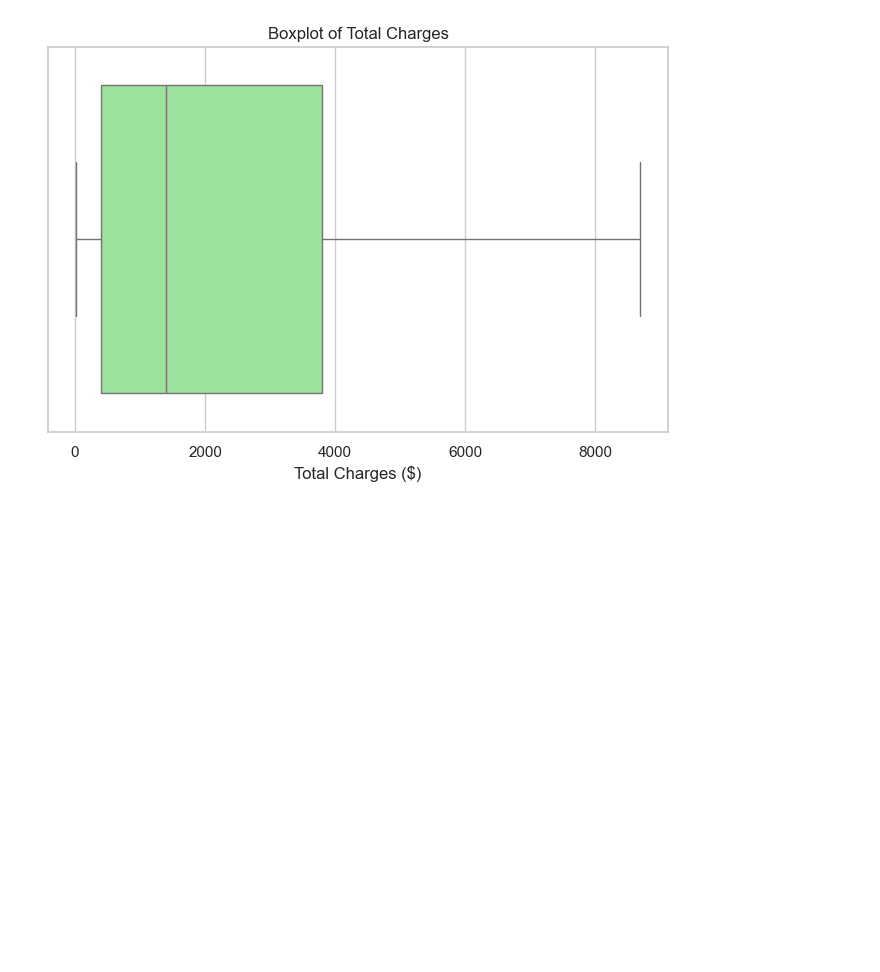
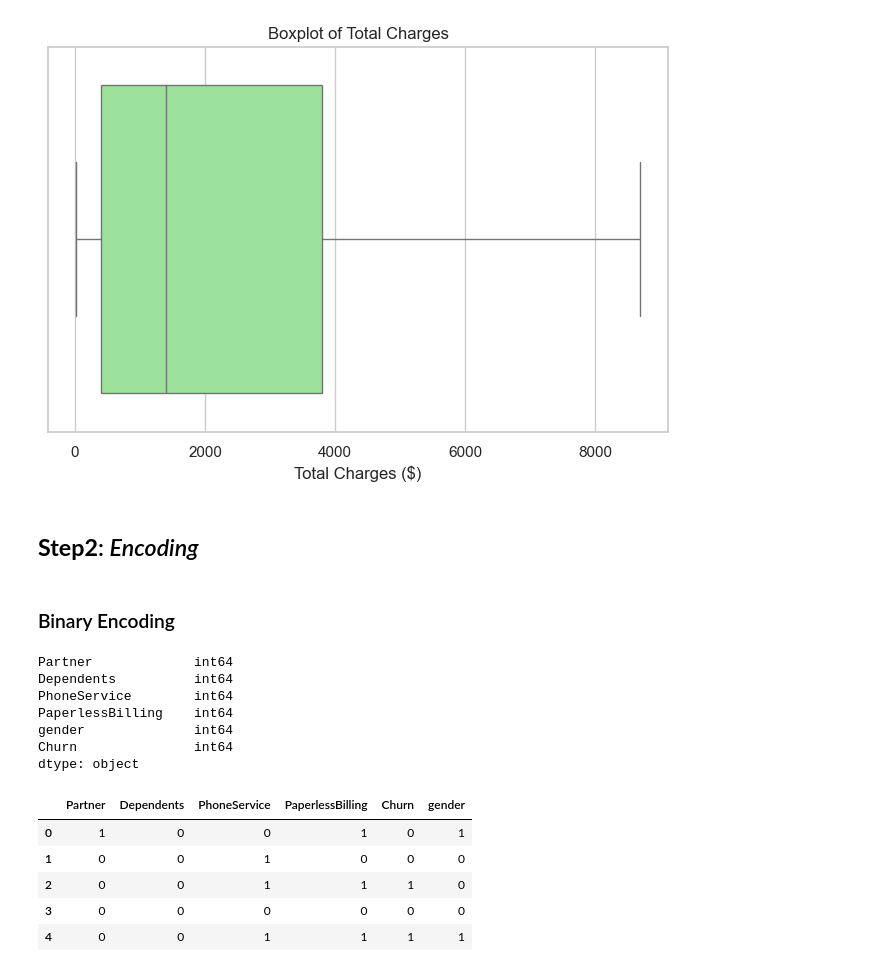
Before and after one commit to Vegapunk-debug/customer-churn-agentic-retention-system, a Jupyter notebook: notebooks/preprocessing.ipynb, the cells around one changed output. Cells and saved outputs as stored; diff of their text form; code cells hidden in the pictures; blank space fills up the shorter version.

Commit message:
feat: completed binary encoding

```diff
--- a/notebooks/preprocessing.ipynb
+++ b/notebooks/preprocessing.ipynb
@@ -104,3 +104,38 @@ plt.xlabel('Total Charges ($)')
 plt.show()
 # %% [output]
 [figure]
+# %% [markdown]
+## **Step2**: *Encoding*
+# %% [markdown]
+### Binary Encoding
+# %%
+binary_cols = ['Partner', 'Dependents', 'PhoneService', 'PaperlessBilling', 'Churn']
+cols_to_fix = ['Partner', 'Dependents', 'PhoneService', 'PaperlessBilling', 'Churn', 'gender']
+
+
+for col in binary_cols:
+    df[col] = df[col].replace({'Yes': 1, 'No': 0})
+
+df['gender'] = df['gender'].replace({'Female': 1, 'Male': 0})
+
+for col in cols_to_fix:
+    df[col] = df[col].astype(int)
+
+# Checking binary columns are they numerical or object
+print(df[['Partner', 'Dependents', 'PhoneService', 'PaperlessBilling', 'gender', 'Churn']].dtypes)
+
+df[cols_to_fix].head()
+# %% [output]
+Partner             int64
+Dependents          int64
+PhoneService        int64
+PaperlessBilling    int64
+gender              int64
+Churn               int64
+dtype: object
+|  | Partner | Dependents | PhoneService | PaperlessBilling | Churn | gender |
+| 0 | 1 | 0 | 0 | 1 | 0 | 1 |
+| 1 | 0 | 0 | 1 | 0 | 0 | 0 |
+| 2 | 0 | 0 | 1 | 1 | 1 | 0 |
+| 3 | 0 | 0 | 0 | 0 | 0 | 0 |
+| 4 | 0 | 0 | 1 | 1 | 1 | 1 |
```
Also changed, not shown: parts of 4 cells of this notebook.
